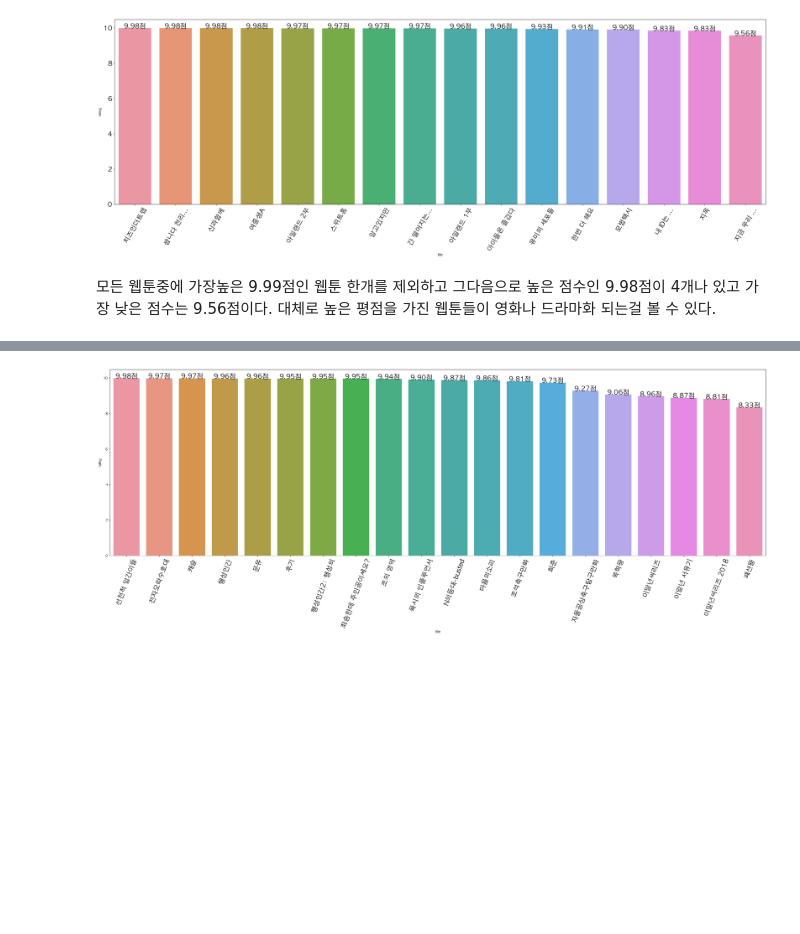
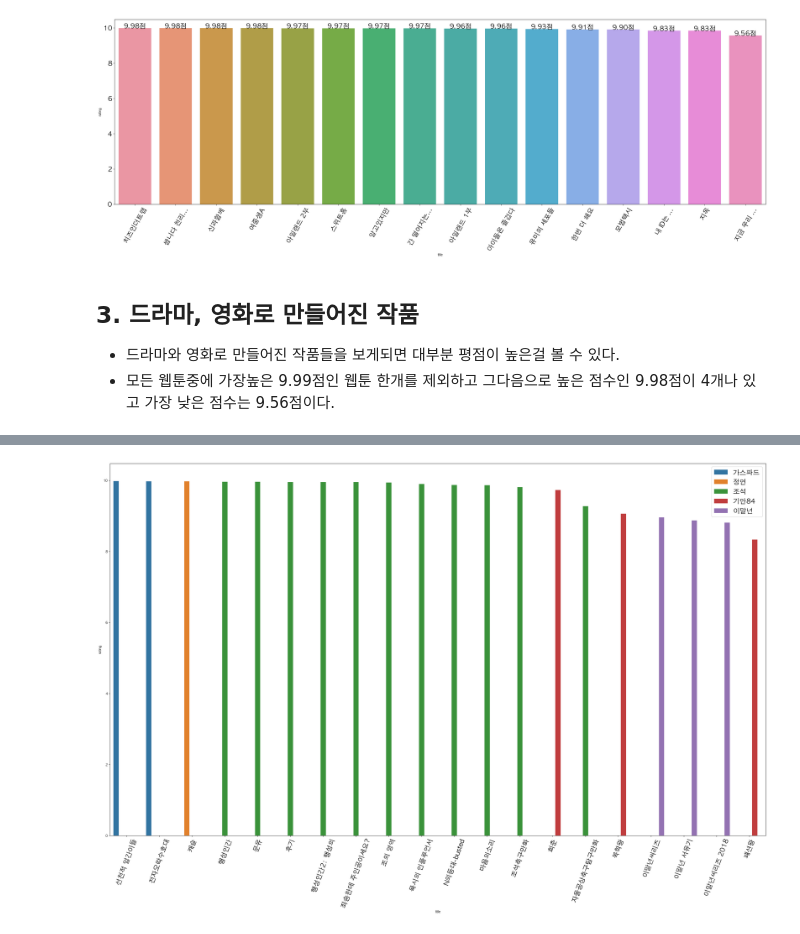
Before and after one commit to Jihoon0309/Data_analyst_Portfolio, a Jupyter notebook: Webtoon.ipynb, the cells around one changed output, grey strips where cells are left out. Drawn from its saved outputs; the diff is of its cells as text; code cells hidden in the pictures; blank space fills up the shorter version.

```diff
--- a/Webtoon.ipynb
+++ b/Webtoon.ipynb
@@ -144,8 +146,10 @@ plt.show()
 # %% [output]
 [figure]
 # %% [markdown]
-모든 웹툰중에 가장높은 9.99점인 웹툰 한개를 제외하고 그다음으로 높은 점수인 9.98점이 4개나 있고 가장 낮은 점수는 9.56점이다.</br>
-대체로 높은 평점을 가진 웹툰들이 영화나 드라마화 되는걸 볼 수 있다.
+## 3. 드라마, 영화로 만들어진 작품
+
+* 드라마와 영화로 만들어진 작품들을 보게되면 대부분 평점이 높은걸 볼 수 있다.
+* 모든 웹툰중에 가장높은 9.99점인 웹툰 한개를 제외하고 그다음으로 높은 점수인 9.98점이 4개나 있고 가장 낮은 점수는 9.56점이다.
 # %%
 df_My_author = df_sort[df_sort['author'].isin(['가스파드', '조석', '정연', '기안84', '이말년'])]
 df_My_author
@@ -168,20 +172,15 @@ df_My_author
 | 1414 | 704595 | 이말년씨리즈 2018 | 이말년 | 옴니버스, 개그 | 2018년에 풀어내는 이말년의 망상, 그리고 일상 | 8.81 | 2018.08.29 23:19 | True | 12세 이용가 | True | ... |
 | 1777 | 325629 | 패션왕 | 기안84 | 스토리, 드라마 | 멋있어지고 싶은 그들의 이야기. | 8.33 | 2013.06.05 23:12 | True | 15세 이용가 | True | ... |
 # %%
-plt.figure(figsize=(35, 10))
-My_author_bar = sns.barplot(data = df_My_author, x='title', y='rating')
+plt.figure(figsize=(35, 20))
 
-for p in My_author_bar.patches:
-    My_author_bar.text(p.get_x() + p.get_width()/2,
-                       p.get_y() + p.get_height(),
-                       f'{p.get_height():.2f}점',
-                       ha='center',
-                       fontsize=20
-                      )
+sns.barplot(data = df_My_author, x='title', y='rating', hue='author')
 
+
+legend = plt.legend(fontsize=20)
 plt.xticks(rotation=70)
 plt.xticks(fontsize=20)
 plt.show()
 # %% [output]
-[figure, old version]
+[figure, new version]
 # %% [markdown]
```
Also changed, not shown: parts of 4 cells of this notebook.
